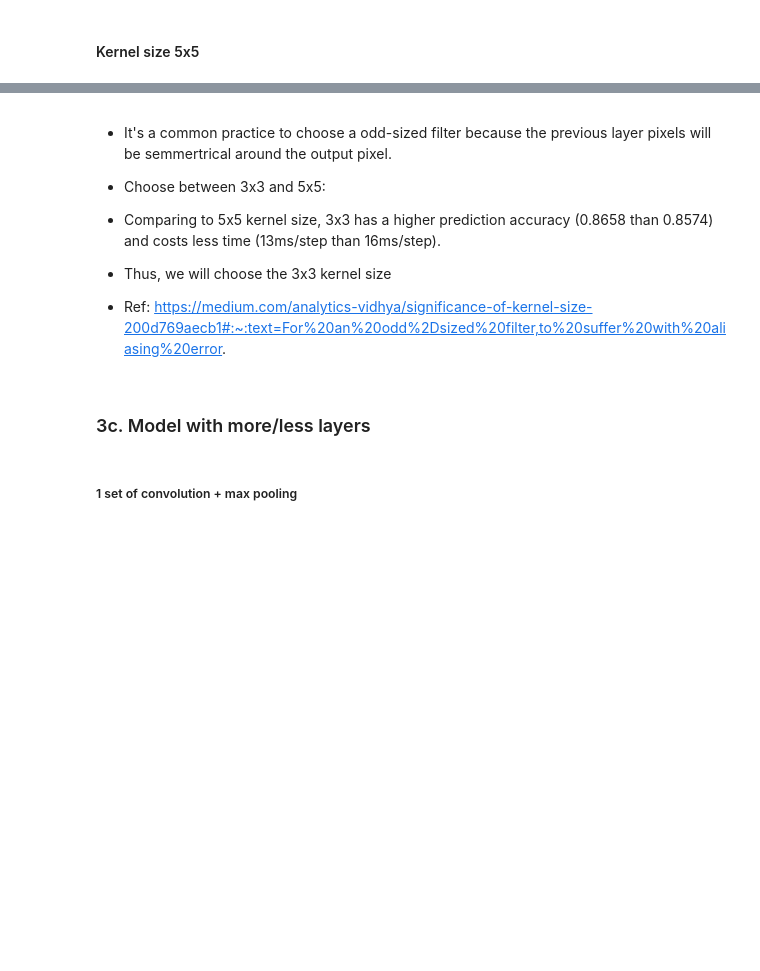
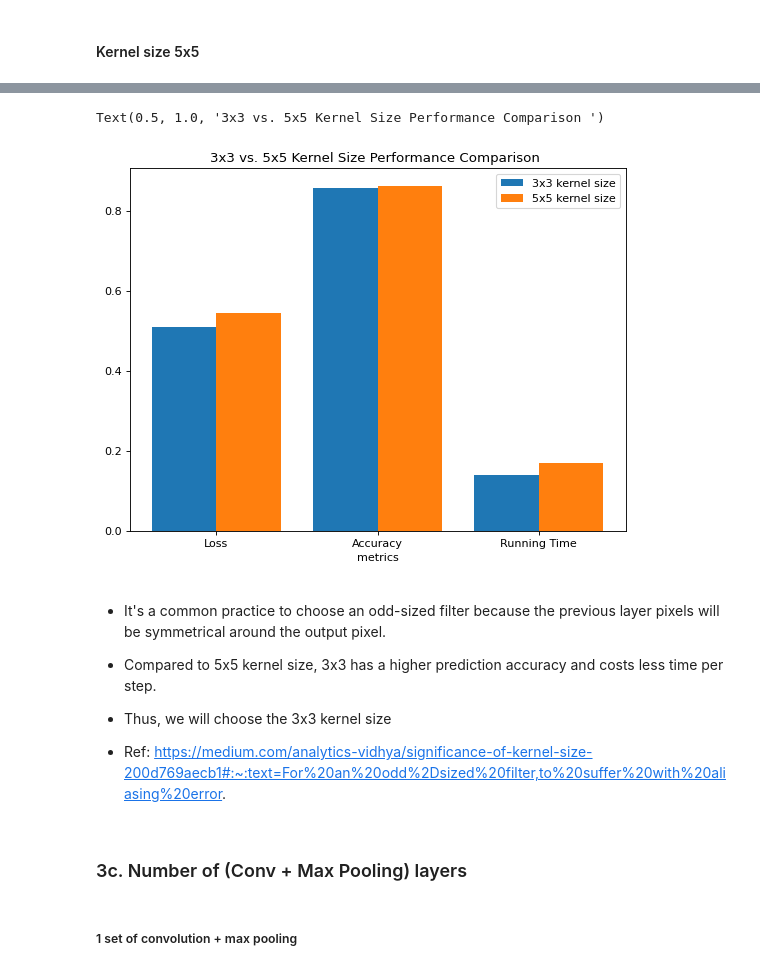
Before and after one commit to FilbertZBW/CNN_SVHN, a Jupyter notebook: CNN.ipynb, the cells around one changed output, grey strips where cells are left out. Saved outputs shown, nothing was run; the diff lists cells and outputs as text; code cells hidden in the pictures; blank space fills up the shorter version.

```diff
--- a/CNN.ipynb
+++ b/CNN.ipynb
@@ -409,2 +432,20 @@ model_3x3_kernel.evaluate(X_test,y_test)
 # %% [markdown]
 #### Kernel size 5x5
+# %%
+# Try a kernel of 5x5 size in the convolutional layer to see if accuracy improved
+model_5x5_kernel = models.Sequential()
+
+model_5x5_kernel.add(layers.Conv2D(filters=32, kernel_size=(5, 5), activation='relu', input_shape=(32, 32, 3)))
+model_5x5_kernel.add(layers.MaxPooling2D((2, 2)))
+
+model_5x5_kernel.add(layers.Conv2D(64, (5, 5), activation='relu'))
+model_5x5_kernel.add(layers.MaxPooling2D((2, 2)))
+
+model_5x5_kernel.add(layers.Flatten())
+model_5x5_kernel.add(layers.Dense(64, activation='relu'))
+model_5x5_kernel.add(layers.Dense(10, activation='softmax'))
+model_5x5_kernel.compile(optimizer='adam',
+              loss='sparse_categorical_crossentropy',
+              metrics=['accuracy'])
+
+model_5x5_kernel.fit(X_train, y_train, epochs=8)
@@ -411,12 +470,36 @@ model_3x3_kernel.evaluate(X_test,y_test)
+# %%
+# running spped data captured from the output above
+time_3x3 = 14 # ms/step
+time_5x5 = 17
+
+loss_3x3, accuracy_3x3 = model_3x3_kernel.evaluate(X_test, y_test)
+loss_5x5, accuracy_5x5 = model_5x5_kernel.evaluate(X_test, y_test)
+# %%
+# visualize performance metrics
+figure(figsize=(8, 6), dpi=80)
+w=0.4
+x = ['Loss', 'Accuracy', 'Running Time']
+kernel_3x3 = [loss_3x3, accuracy_3x3, time_3x3 / 100] # divide by 100 for better visualisation
+kernel_5x5 = [loss_5x5, accuracy_5x5, time_5x5 / 100]
+bar1 = np.arange(len(x))
+bar2 = [i + w for i in bar1]
+plt.bar(bar1, kernel_3x3, w, label = '3x3 kernel size')
+plt.bar(bar2, kernel_5x5, w, label = '5x5 kernel size')
+plt.xticks(bar1 + w/2, x)
+plt.legend()
+plt.xlabel("metrics")
+plt.title("3x3 vs. 5x5 Kernel Size Performance Comparison ")
+# %% [output]
+Text(0.5, 1.0, '3x3 vs. 5x5 Kernel Size Performance Comparison ')
+[figure, added]
 # %% [markdown]
-* It's a common practice to choose a odd-sized filter because the previous layer pixels will be semmertrical around the output pixel.
-* Choose between 3x3 and 5x5:
-* Comparing to 5x5 kernel size, 3x3 has a higher prediction accuracy (0.8658 than 0.8574) and costs less time (13ms/step than 16ms/step).
+* It's a common practice to choose an odd-sized filter because the previous layer pixels will be symmetrical around the output pixel.
+* Compared to 5x5 kernel size, 3x3 has a higher prediction accuracy and costs less time per step.
 * Thus, we will choose the 3x3 kernel size
 
 * Ref: https://medium.com/analytics-vidhya/significance-of-kernel-size-200d769aecb1#:~:text=For%20an%20odd%2Dsized%20filter,to%20suffer%20with%20aliasing%20error.
-# %% [markdown]
-### 3c. Model with more/less layers
+# %% [markdown]
+### 3c. Number of (Conv + Max Pooling) layers
 # %% [markdown]
 ##### 1 set of convolution + max pooling
 # %%
```
Also changed, not shown: parts of 43 cells of this notebook.
